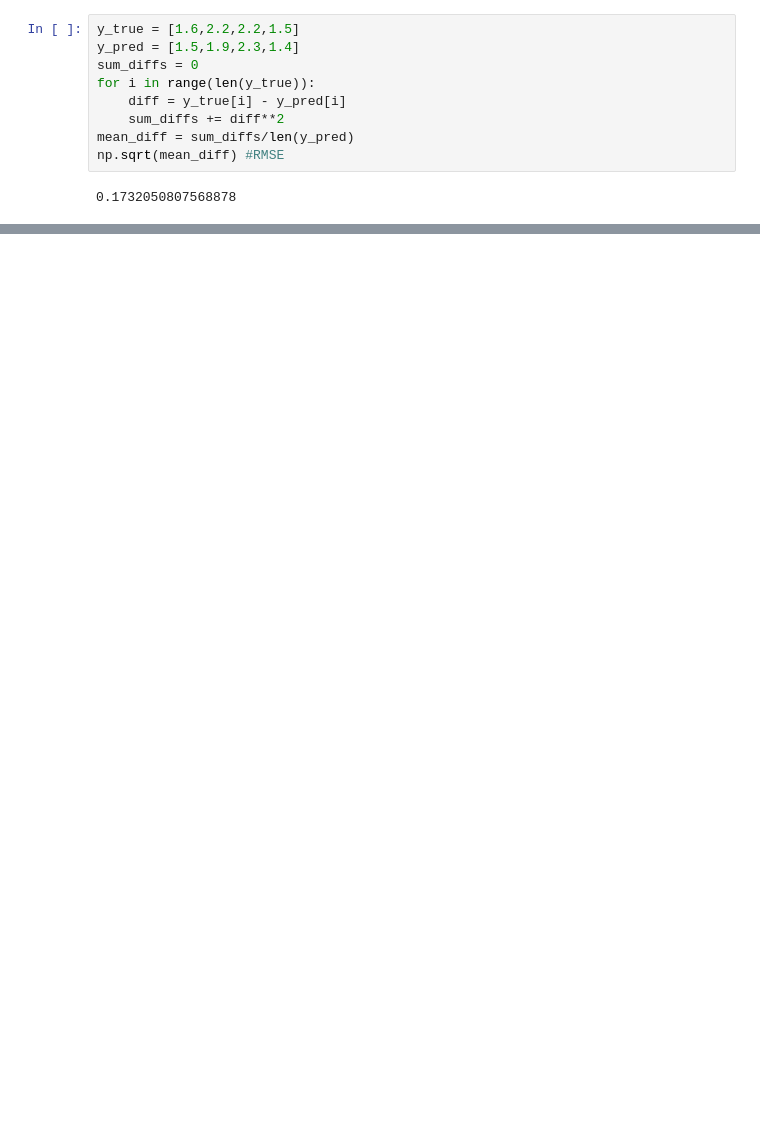
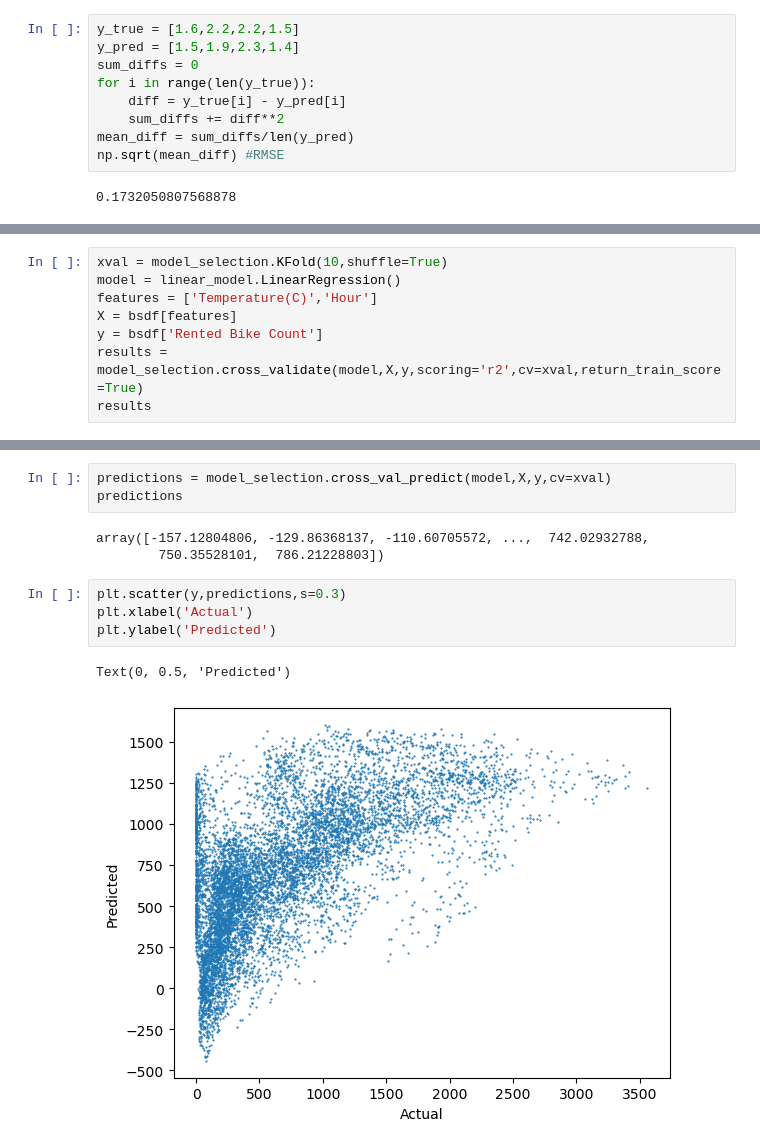
Before and after one commit to maxz101524/IS327---Machine-Learning, a Jupyter notebook: codealong5.ipynb, the cells around one changed output, grey strips where cells are left out. Saved outputs shown, nothing was run; the diff lists cells and outputs as text; blank space fills up the shorter version.

```diff
--- a/codealong5.ipynb
+++ b/codealong5.ipynb
@@ -84,0 +106,8 @@ np.sqrt(mean_diff) #RMSE
+# %%
+xval = model_selection.KFold(10,shuffle=True)
+model = linear_model.LinearRegression()
+features = ['Temperature(C)','Hour']
+X = bsdf[features]
+y = bsdf['Rented Bike Count']
+results = model_selection.cross_validate(model,X,y,scoring='r2',cv=xval,return_train_score=True)
+results
@@ -84,0 +131,13 @@ np.sqrt(mean_diff) #RMSE
+# %%
+predictions = model_selection.cross_val_predict(model,X,y,cv=xval)
+predictions
+# %% [output]
+array([-157.12804806, -129.86368137, -110.60705572, ...,  742.02932788,
+        750.35528101,  786.21228803])
+# %%
+plt.scatter(y,predictions,s=0.3)
+plt.xlabel('Actual')
+plt.ylabel('Predicted')
+# %% [output]
+Text(0, 0.5, 'Predicted')
+[figure, added]
```
Also changed, not shown: parts of 8 cells of this notebook.
